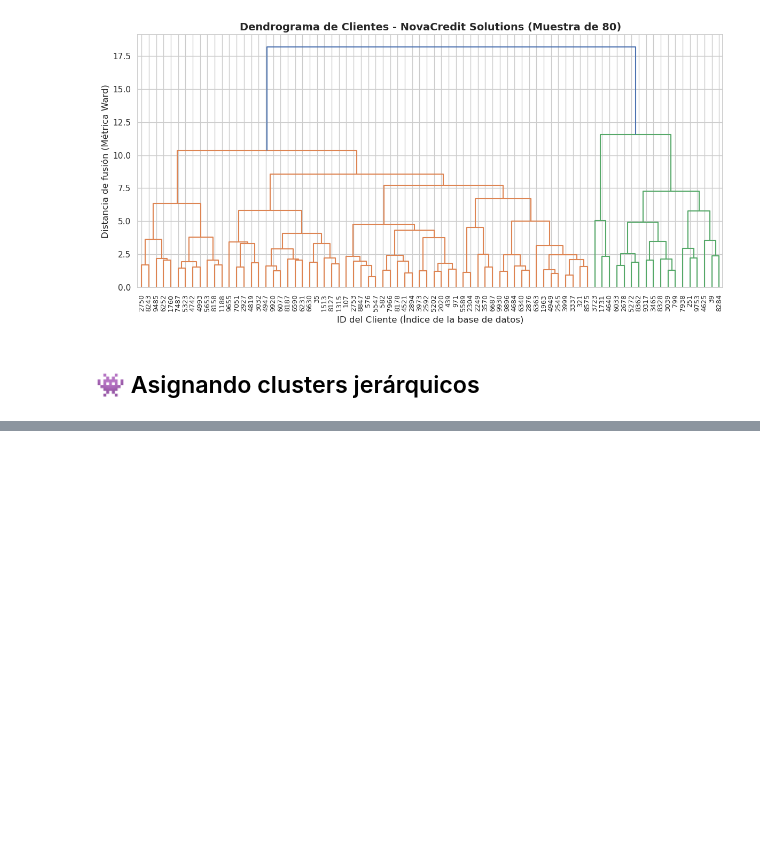
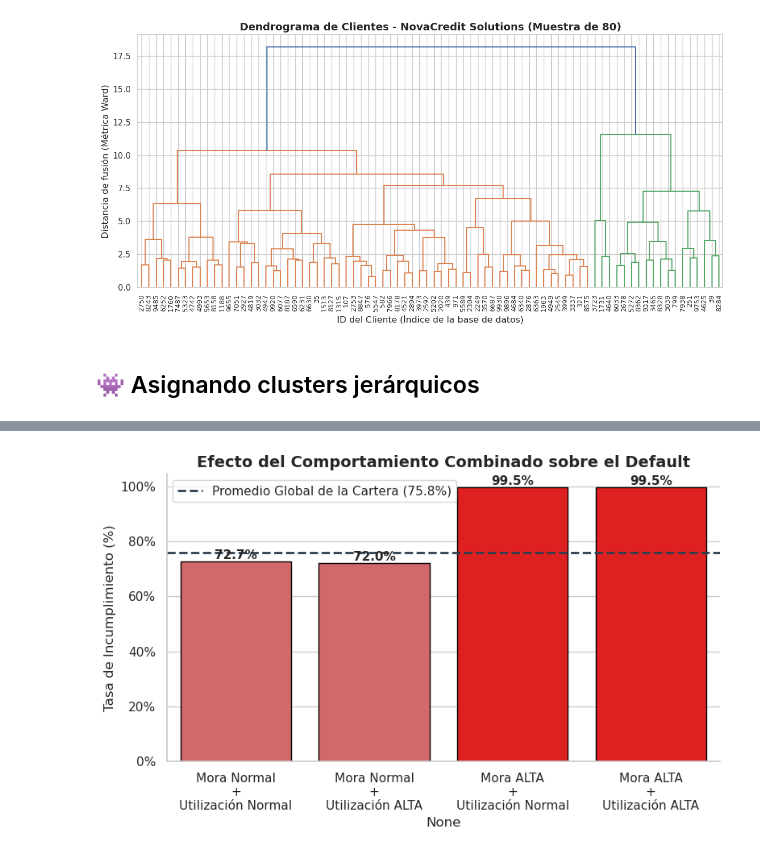
Before and after one commit to RamRider89/aplicaciones-ciencia-datos, a Jupyter notebook: actividades/actividad-2/Actividad_2_Carlos_Duarte.ipynb, the cells around one changed output, grey strips where cells are left out. Cells and saved outputs as stored; diff of their text form; code cells hidden in the pictures; blank space fills up the shorter version.

```diff
--- a/actividades/actividad-2/Actividad_2_Carlos_Duarte.ipynb
+++ b/actividades/actividad-2/Actividad_2_Carlos_Duarte.ipynb
@@ -1199,0 +1324,82 @@ nombres_estrategicos = {
+# %%
+# ------------------------------------------------------------------------------
+# Detección de combinaciones de alto riesgo
+# ------------------------------------------------------------------------------
+display_mensaje("Buscando combinaciones de comportamiento...")
+
+# definiendo flags de comportamiento extremo
+df_prep['Mora_Alta'] = df_prep['pagos_atrasados_12m'] > 1.0
+df_prep['Utilizacion_Alta'] = df_prep['porcentaje_utilizacion'] > 1.0
+df_prep['Ingreso_Bajo'] = df_prep['ingreso_mensual'] < -0.5
+
+# agrupando clientes por combinaciones extremas
+patrones_riesgo = df_prep.groupby(['Mora_Alta', 'Utilizacion_Alta'])['default_12m'].agg(
+    Total_Casos='count',
+    Tasa_Default='mean'
+).reset_index()
+
+# porcentajes
+patrones_riesgo['Tasa_Default'] = (patrones_riesgo['Tasa_Default'] * 100).round(1)
+
+# ordenando de mayor a menor
+#patrones_riesgo = patrones_riesgo.sort_values('Tasa_Default', ascending=False)
+
+display_mensaje("Patrones de comportamiento combinado")
+print("Analizando: Mora Alta cruzada con Utilización Alta\n")
+display(patrones_riesgo.style.background_gradient(subset=['Tasa_Default'], cmap='Reds'))
+
+# ------------------------------------------------------------------------------
+# Visualización del efecto combinado
+# ------------------------------------------------------------------------------
+import matplotlib.ticker as mtick
+
+# promedio global para la línea de referencia
+promedio_global = df_prep['default_12m'].mean() * 100
+
+# gráfico de barras y asignacion de colores en base al %
+colores = [_Red_ if tasa < promedio_global else _color_danger for tasa in patrones_riesgo['Tasa_Default']]
+
+plt.figure(figsize=(8, 5))
+# barplot
+ax = sns.barplot(
+    data=patrones_riesgo,
+    x=patrones_riesgo.index,
+    y='Tasa_Default',
+    palette=colores,
+    edgecolor='black'
+)
+
+# etiquetas
+etiquetas_x = []
+for i, row in patrones_riesgo.iterrows():
+    mora = "Mora ALTA" if row['Mora_Alta'] else "Mora Normal"
+    util = "Utilización ALTA" if row['Utilizacion_Alta'] else "Utilización Normal"
+    etiquetas_x.append(f"{mora}\n+\n{util}")
+
+ax.set_xticklabels(etiquetas_x)
+
+# titulos
+plt.title("Efecto del Comportamiento Combinado sobre el Default", fontsize=14, fontweight='bold')
+plt.ylabel("Tasa de Incumplimiento (%)")
+ax.yaxis.set_major_formatter(mtick.PercentFormatter())
+
+# etiquetas en las barras
+for p in ax.patches:
+    ax.annotate(f"{p.get_height():.1f}%",
+                (p.get_x() + p.get_width() / 2., p.get_height()),
+                ha='center', va='bottom', fontsize=11, fontweight='bold')
+
+
+# línea de promedio global
+plt.axhline(y=promedio_global, color='#2c3e50', linestyle='--', linewidth=2,
+            label=f'Promedio Global de la Cartera ({promedio_global:.1f}%)')
+
+# sin bordes
+sns.despine()
+plt.legend(loc='upper left')
+
+# show
+plt.tight_layout()
+plt.savefig("figs/11-comportamiento-combinado.png")
+plt.show()
+# %% [output]
@@ -1199,0 +1419 @@ nombres_estrategicos = {
+[figure, added]
```
Also changed, not shown: parts of 36 cells of this notebook, 5 other files.
